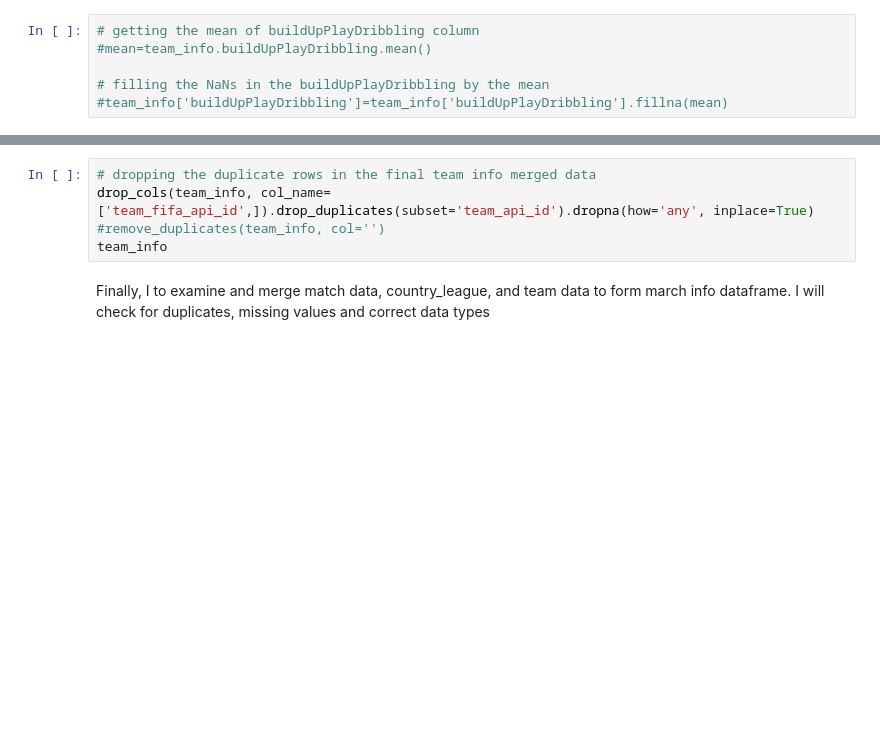
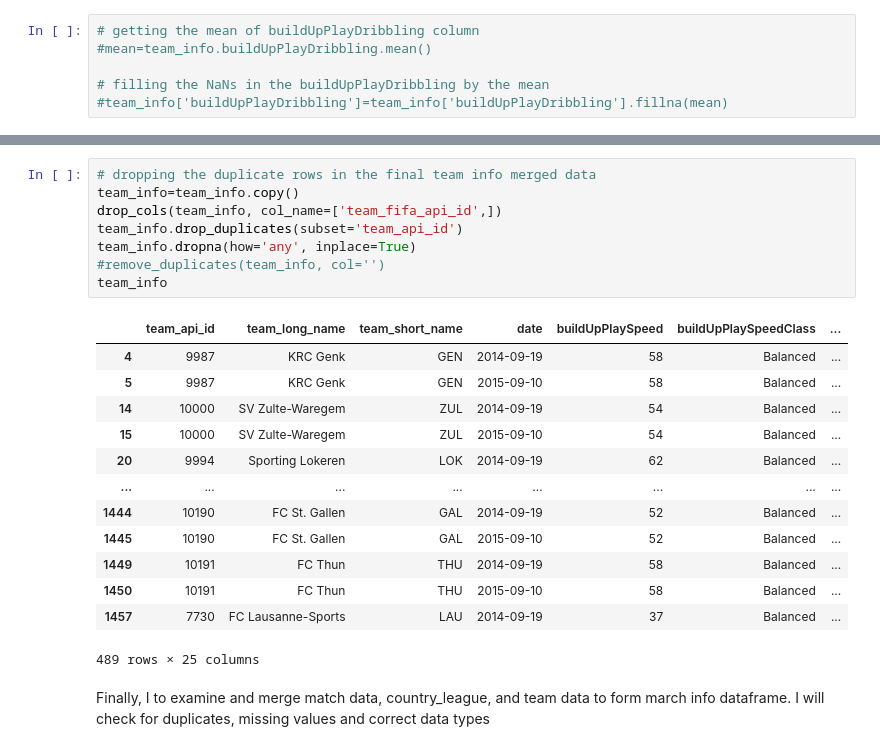
Before and after one commit to Daviedavie100/Investigating_dataset_project, a Jupyter notebook: Investigate_a_Dataset.ipynb, the cells around one changed output, grey strips where cells are left out. Drawn from its saved outputs; the diff is of its cells as text; blank space fills up the shorter version.

```diff
--- a/Investigate_a_Dataset.ipynb
+++ b/Investigate_a_Dataset.ipynb
@@ -315,8 +924,25 @@ changed_type(team_info, col_type='date')
 # %%
 # dropping the duplicate rows in the final team info merged data
-drop_cols(team_info, col_name=['team_fifa_api_id',]).drop_duplicates(subset='team_api_id').dropna(how='any', inplace=True)
+team_info=team_info.copy()
+drop_cols(team_info, col_name=['team_fifa_api_id',])
+team_info.drop_duplicates(subset='team_api_id')
+team_info.dropna(how='any', inplace=True)
 #remove_duplicates(team_info, col='')
 team_info
+# %% [output]
+|  | team_api_id | team_long_name | team_short_name | date | buildUpPlaySpeed | buildUpPlaySpeedClass | ... |
+| 4 | 9987 | KRC Genk | GEN | 2014-09-19 | 58 | Balanced | ... |
+| 5 | 9987 | KRC Genk | GEN | 2015-09-10 | 58 | Balanced | ... |
+| 14 | 10000 | SV Zulte-Waregem | ZUL | 2014-09-19 | 54 | Balanced | ... |
+| 15 | 10000 | SV Zulte-Waregem | ZUL | 2015-09-10 | 54 | Balanced | ... |
+| 20 | 9994 | Sporting Lokeren | LOK | 2014-09-19 | 62 | Balanced | ... |
+| ... | ... | ... | ... | ... | ... | ... | ... |
+| 1444 | 10190 | FC St. Gallen | GAL | 2014-09-19 | 52 | Balanced | ... |
+| 1445 | 10190 | FC St. Gallen | GAL | 2015-09-10 | 52 | Balanced | ... |
+| 1449 | 10191 | FC Thun | THU | 2014-09-19 | 58 | Balanced | ... |
+| 1450 | 10191 | FC Thun | THU | 2015-09-10 | 58 | Balanced | ... |
+| 1457 | 7730 | FC Lausanne-Sports | LAU | 2014-09-19 | 37 | Balanced | ... |
+489 rows × 25 columns
 # %% [markdown]
 Finally, I to examine and merge match data, country_league, and team data to form march info dataframe. I will check for duplicates, missing values and correct data types
 # %%
```
Also changed, not shown: parts of 53 cells of this notebook.
